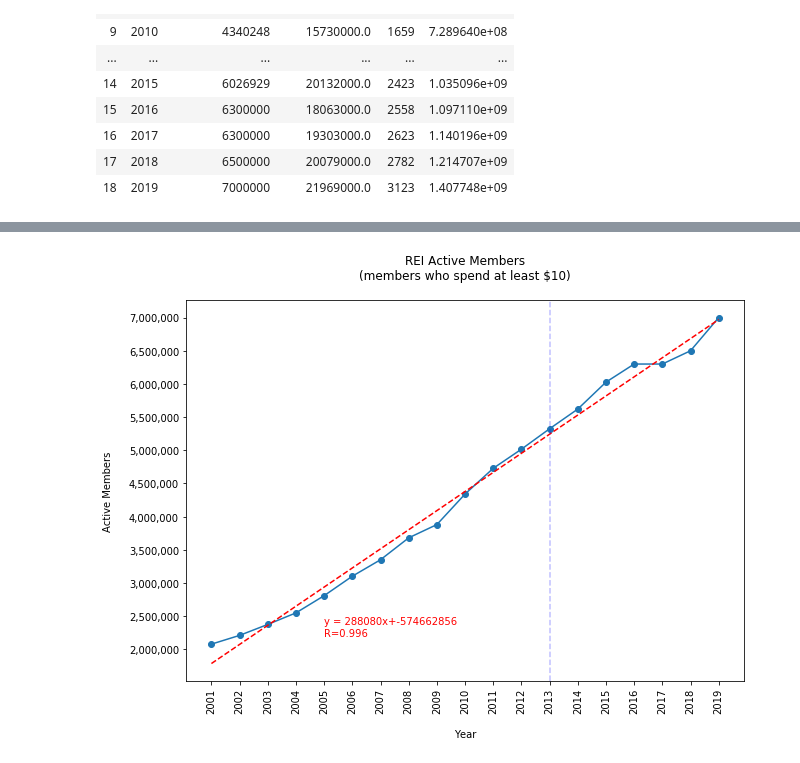
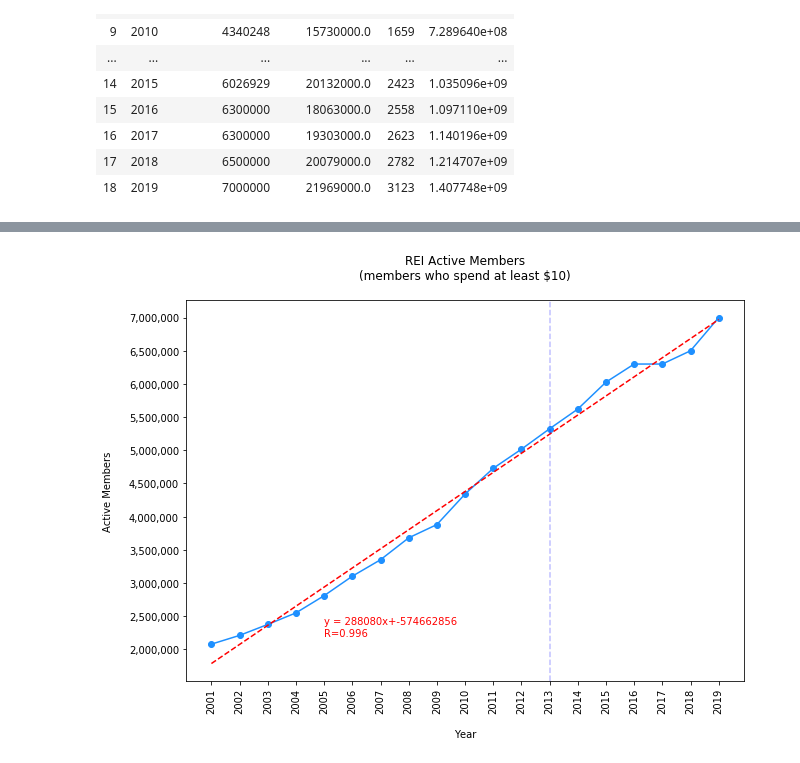
Before and after one commit to brendanlegas/Project1, a Jupyter notebook: code/rei_data.ipynb, the cells around one changed output, grey strips where cells are left out. Saved outputs shown, nothing was run; the diff lists cells and outputs as text; code cells hidden in the pictures.

```diff
--- a/code/rei_data.ipynb
+++ b/code/rei_data.ipynb
@@ -144,7 +144,7 @@ plt.yticks(np.arange(1000000,8000000,500000))
 plt.ylabel('Active Members\n')
 plt.xlabel('\nYear')
 
-plt.plot(member_x,member_y,marker='o')
+plt.plot(member_x,member_y,marker='o',color='dodgerblue')
 
 
 line1=st.linregress(year_2001,member_2001)
@@ -154,31 +154,31 @@ x1=np.arange(year_2001.min(),year_2001.max()+1,1)
 x2=np.arange(year_2010.min(),year_2010.max()+1,1)
 x3=np.arange(member_x.min(),member_x.max()+1,1)
 
 #eq1 = f"y = {int(round(line1[0]))}x+{int(round(line1[1]))}\nR={round(line1[2],2)}"
 #eq2 = f"y = {int(round(line2[0]))}x+{int(round(line2[1]))}\nR={round(line2[2],2)}"
 eq3 = f"y = {int(round(line3[0]))}x+{int(round(line3[1]))}\nR={round(line3[2],3)}"
 
 line_1 = x1*line1[0] + line1[1]
 line_2 = x2*line2[0] + line2[1]
 line_3 = x3*line3[0] + line3[1]
 
 #plt.plot(x1,line_1,"r--")
 #plt.plot(x2,line_2,"r--")
 plt.plot(x3,line_3,"r--")
 
 #plt.annotate(eq1,(2003,2000000),color='red')
 #plt.annotate(eq2,(2013.5,6890000),color='red')
 plt.annotate(eq3,(2005,2200000),color='red')
 
 
 plt.title('REI Active Members\n(members who spend at least $10)\n')
 
 ax = plt.gca()
 ax.get_yaxis().set_major_formatter(plt.FuncFormatter(lambda x, loc: "{:,}".format(int(x))))
 plt.axvline(x=2013,ls='--',color='blue',alpha=.25)
 
 plt.savefig("../plots/rei_members.png")
 
 plt.show()
 # %% [output]
-[figure, old version]
+[figure, new version]
```
Also changed, not shown: parts of 3 cells of this notebook, 10 other files.
